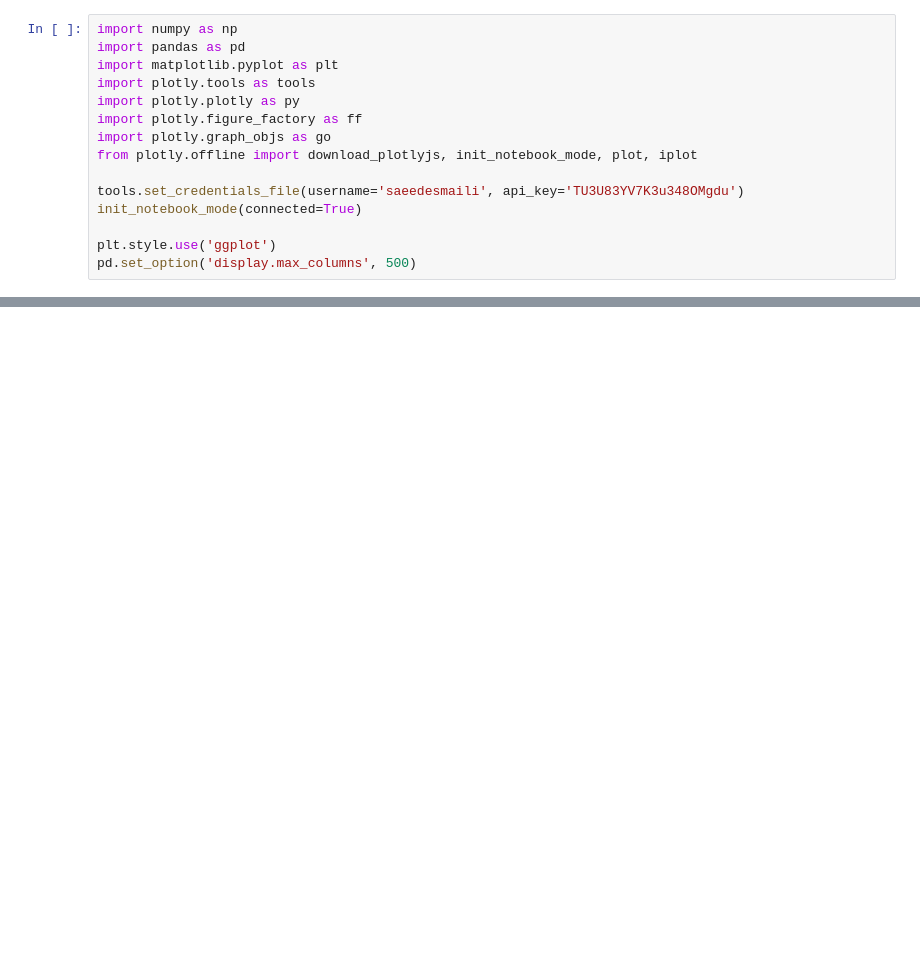
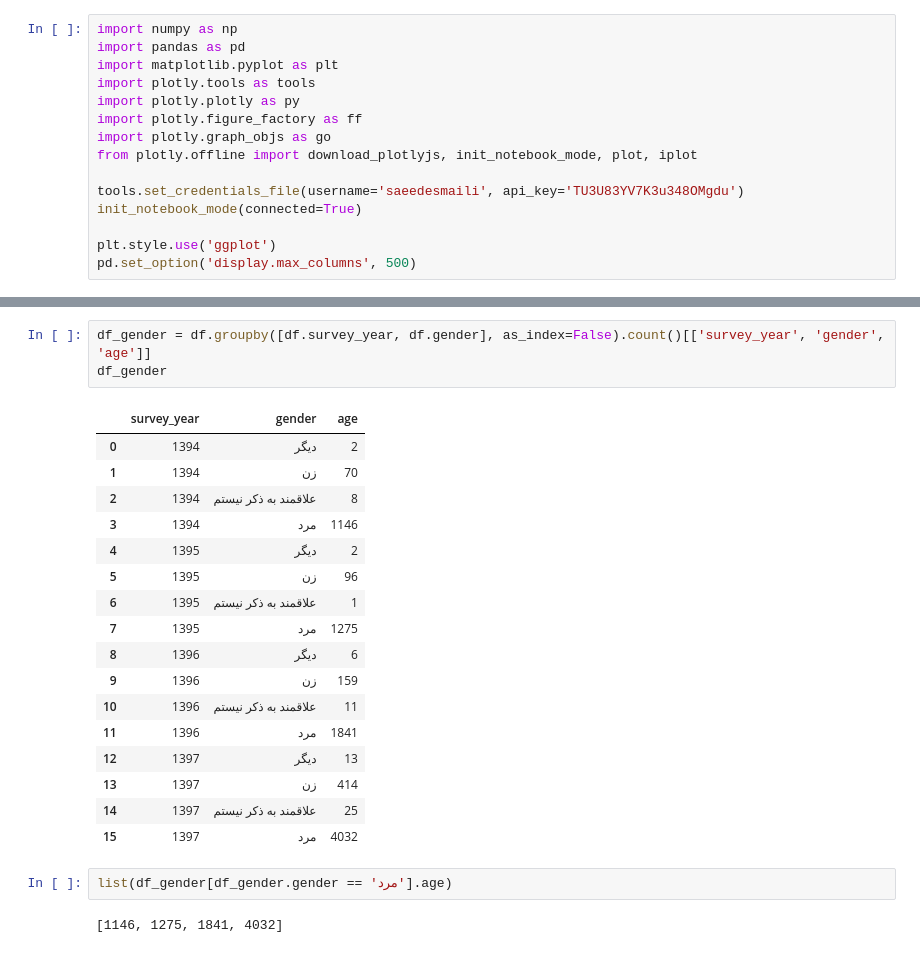
Before and after one commit to saeedesmaili/iran-developers-salary, a Jupyter notebook: analysis.ipynb, the cells around one changed output, grey strips where cells are left out. Drawn from its saved outputs; the diff is of its cells as text; blank space fills up the shorter version.

```diff
--- a/analysis.ipynb
+++ b/analysis.ipynb
@@ -49,0 +47,25 @@ df_[df_.duplicated()]
+# %%
+df_gender = df.groupby([df.survey_year, df.gender], as_index=False).count()[['survey_year', 'gender', 'age']]
+df_gender
+# %% [output]
+|  | survey_year | gender | age |
+| 0 | 1394 | دیگر | 2 |
+| 1 | 1394 | زن | 70 |
+| 2 | 1394 | علاقمند به ذکر نیستم | 8 |
+| 3 | 1394 | مرد | 1146 |
+| 4 | 1395 | دیگر | 2 |
+| 5 | 1395 | زن | 96 |
+| 6 | 1395 | علاقمند به ذکر نیستم | 1 |
+| 7 | 1395 | مرد | 1275 |
+| 8 | 1396 | دیگر | 6 |
+| 9 | 1396 | زن | 159 |
+| 10 | 1396 | علاقمند به ذکر نیستم | 11 |
+| 11 | 1396 | مرد | 1841 |
+| 12 | 1397 | دیگر | 13 |
+| 13 | 1397 | زن | 414 |
+| 14 | 1397 | علاقمند به ذکر نیستم | 25 |
+| 15 | 1397 | مرد | 4032 |
+# %%
+list(df_gender[df_gender.gender == 'مرد'].age)
+# %% [output]
+[1146, 1275, 1841, 4032]
```
Also changed, not shown: parts of 9 cells of this notebook, 6 other files.
